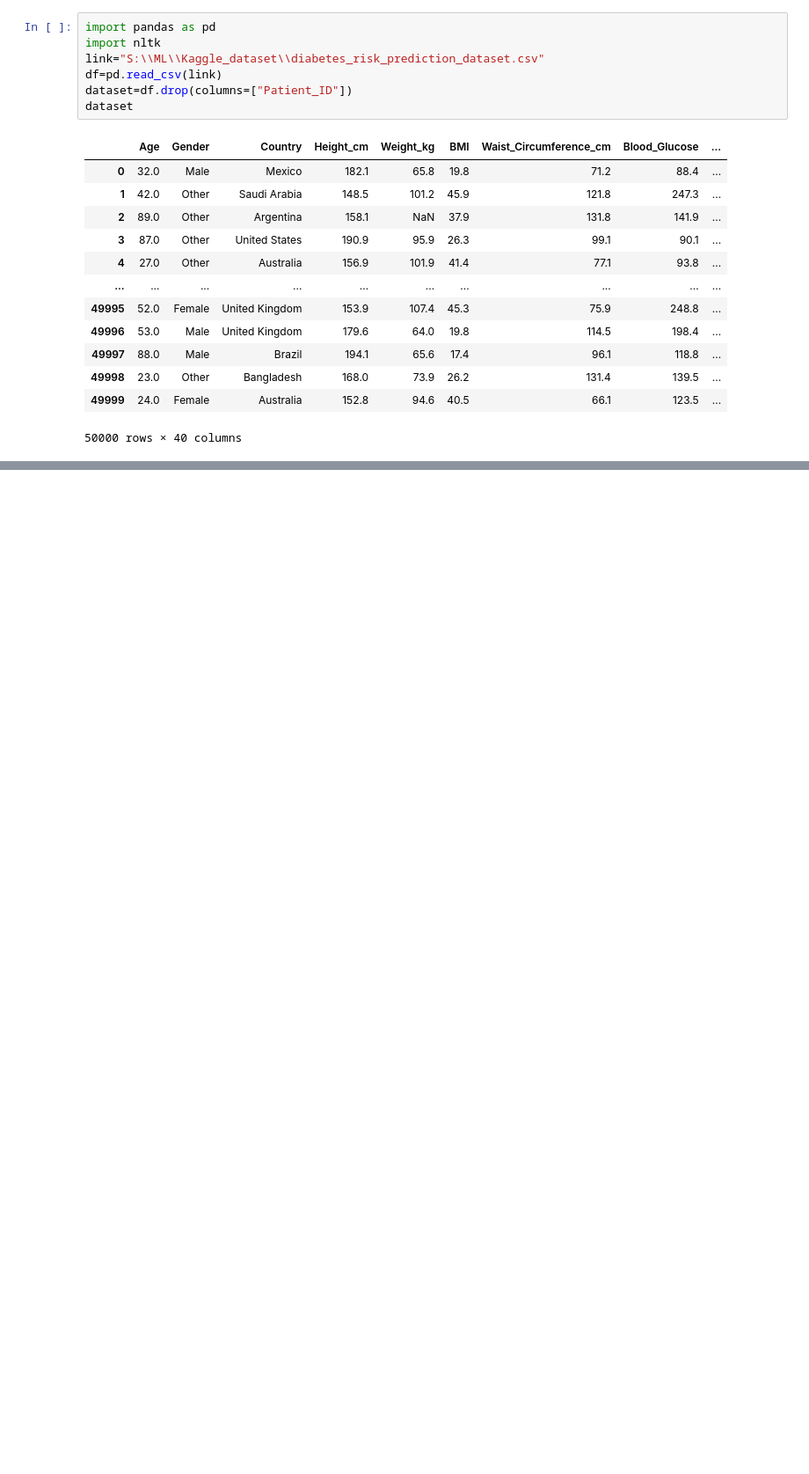
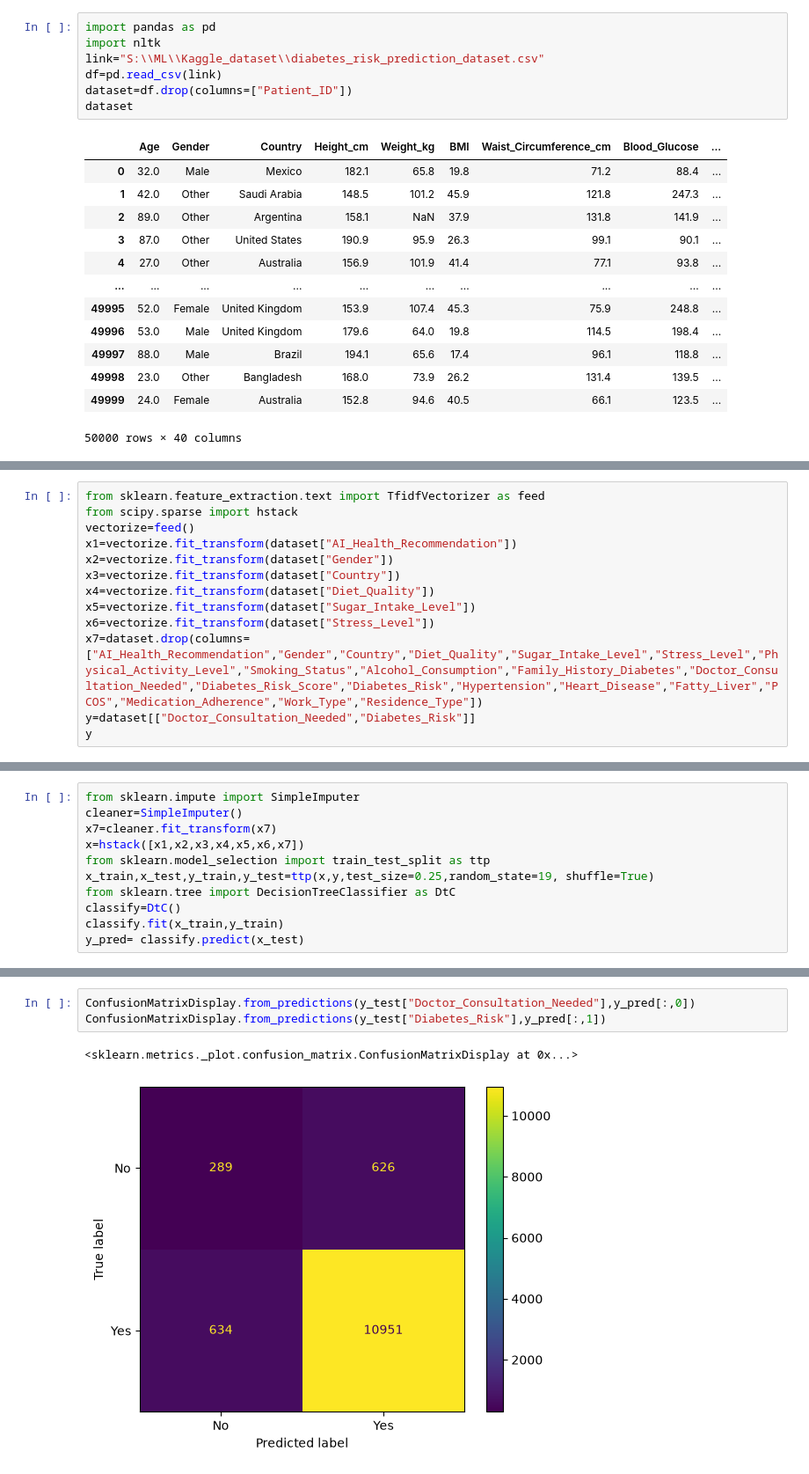
Before and after one commit to errorrcode03/My_Code, a Jupyter notebook: stem.ipynb, the cells around one changed output, grey strips where cells are left out. Shown at 88% size. Drawn from its saved outputs; the diff is of its cells as text; blank space fills up the shorter version.

```diff
--- a/stem.ipynb
+++ b/stem.ipynb
@@ -58,0 +22,13 @@ print(map)
+# %%
+from sklearn.feature_extraction.text import TfidfVectorizer as feed
+from scipy.sparse import hstack
+vectorize=feed()
+x1=vectorize.fit_transform(dataset["AI_Health_Recommendation"])
+x2=vectorize.fit_transform(dataset["Gender"])
+x3=vectorize.fit_transform(dataset["Country"])
+x4=vectorize.fit_transform(dataset["Diet_Quality"])
+x5=vectorize.fit_transform(dataset["Sugar_Intake_Level"])
+x6=vectorize.fit_transform(dataset["Stress_Level"])
+x7=dataset.drop(columns=["AI_Health_Recommendation","Gender","Country","Diet_Quality","Sugar_Intake_Level","Stress_Level","Physical_Activity_Level","Smoking_Status","Alcohol_Consumption","Family_History_Diabetes","Doctor_Consultation_Needed","Diabetes_Risk_Score","Diabetes_Risk","Hypertension","Heart_Disease","Fatty_Liver","PCOS","Medication_Adherence","Work_Type","Residence_Type"])
+y=dataset[["Doctor_Consultation_Needed","Diabetes_Risk"]]
+y
@@ -58,0 +51,11 @@ print(map)
+# %%
+from sklearn.impute import SimpleImputer
+cleaner=SimpleImputer()
+x7=cleaner.fit_transform(x7)
+x=hstack([x1,x2,x3,x4,x5,x6,x7])
+from sklearn.model_selection import train_test_split as ttp
+x_train,x_test,y_train,y_test=ttp(x,y,test_size=0.25,random_state=19, shuffle=True)
+from sklearn.tree import DecisionTreeClassifier as DtC
+classify=DtC()
+classify.fit(x_train,y_train)
+y_pred= classify.predict(x_test)
@@ -58,0 +71,6 @@ print(map)
+# %%
+ConfusionMatrixDisplay.from_predictions(y_test["Doctor_Consultation_Needed"],y_pred[:,0])
+ConfusionMatrixDisplay.from_predictions(y_test["Diabetes_Risk"],y_pred[:,1])
+# %% [output]
+<sklearn.metrics._plot.confusion_matrix.ConfusionMatrixDisplay at 0x...>
+[figure, added]
```
Also changed, not shown: parts of 6 cells of this notebook, 4 other files.
